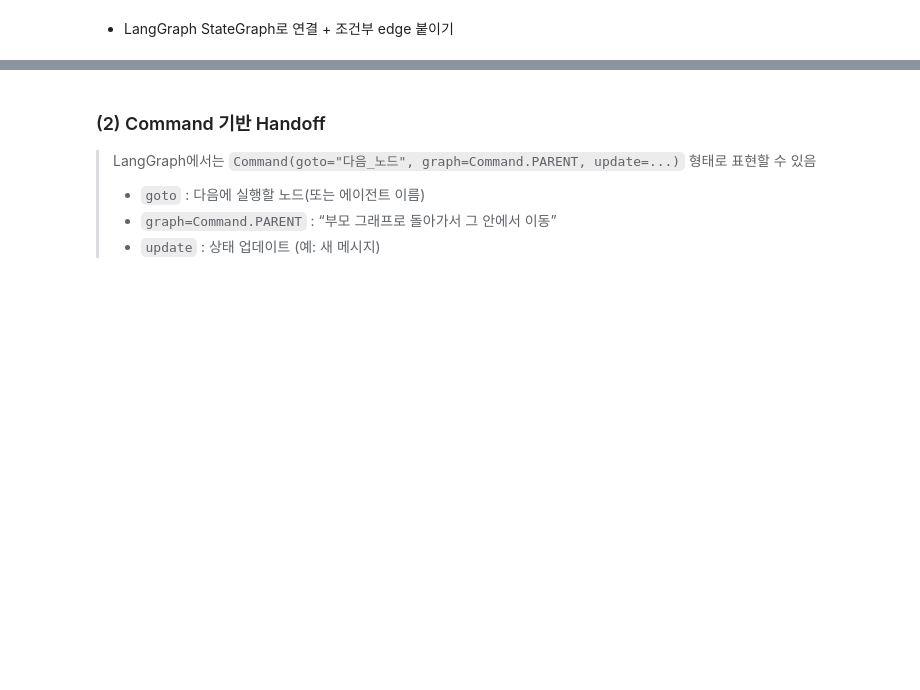
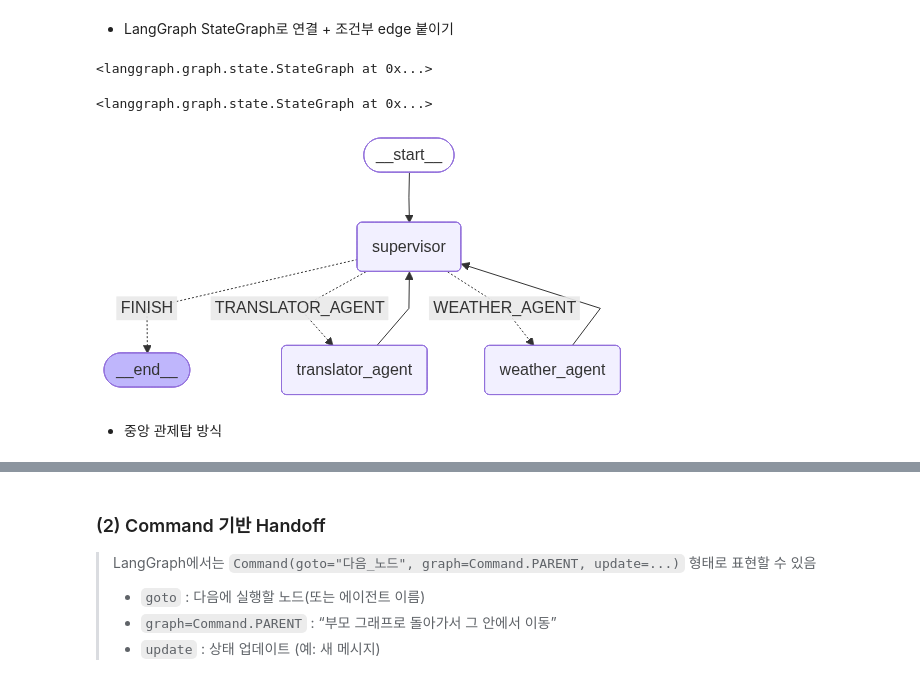
Before and after one commit to limjueun06/DL-study, a Jupyter notebook: LLM활용/ex08_Agent Architecture, Multi Agent, Handoffs(조건부 edge, Command) (배포용).ipynb, the cells around one changed output, grey strips where cells are left out. Saved outputs shown, nothing was run; the diff lists cells and outputs as text; code cells hidden in the pictures; blank space fills up the shorter version.

```diff
--- a/LLM활용/ex08_Agent Architecture, Multi Agent, Handoffs(조건부 edge, Command) (배포용).ipynb
+++ b/LLM활용/ex08_Agent Architecture, Multi Agent, Handoffs(조건부 edge, Command) (배포용).ipynb
@@ -483,2 +607,22 @@ for t in test :
+# %%
+# Tool 정의 (위에서 구현한 get_weather 사용)
+@tool
+def get_weather(city : Literal['서울', '광주']) -> str :
+  '''
+  단순한 날씨 조회 도구
+  @tool 데코레이터 덕분에 이 함수는 Langchain으로 만들어진 에이전트가 호출하는 도구가 되었다.
+  - 입력 인자 타입 : city :
+    - Literal['서울', '광주'] -> 타입 제한이 걸린 상태
+    - 서울과 광주를 제외하고 다른값은 사용하지 않겠다. 정의해줌
+    --> str : 이 함수는 문자열을 반환한다,
+  '''
+  if city == '서울' :
+    return '서울은 오늘 흐리고 후덥지근 합니다.'
+  elif city == '광주' :
+    return '광주는 오늘 흐리고 바람이 많이 붑니다'
+  else :
+    # Literal Type 으로 입력값을 제한 해 뒀지만
+    # 혹시라도 다른값이 들어왔을떼 방어하기 위한 예외 처리
+    raise ValueError('지원하지 않는 도시입니다.')
 # %% [markdown]
 - 그래프에서 사용할 State(상태) 정의
@@ -489,2 +888,56 @@ for t in test :
 # %% [markdown]
 - LangGraph StateGraph로 연결 + 조건부 edge 붙이기
+# %%
+# --- 5) 그래프 구성 ---
+# 1. AgentState 타입을 상태로 사용하는 그래프 생성
+graph_cond = StateGraph(AgentState)
+
+# 2. 그래프에 함수(노드) 등록
+# 여기에서 함수이름(노드이름)은 그래프 내부에서 사용할 식별 도구 (이름표)
+# route / goto 기능을 이용해서 다음 워커 지정하고 이동을 시키는데 사용
+
+graph_cond.add_node('supervisor', supervisor)
+graph_cond.add_node('weather_agent', weather_agent)
+graph_cond.add_node('translator_agent', translator_agent)
+
+# 3. 그래프 작업흐름 만들어주기
+# 1) 그래프 시작점 -> supervisor
+# 항상 supervisor로 가서 어떤 plan으로 갈지 먼저 지정
+graph_cond.add_edge(START, 'supervisor')
+
+# 2) weather_agent 작업이 끝나면 다시 supervisor로 돌아오는 구조 만들기
+graph_cond.add_edge('weather_agent', 'supervisor')
+
+# 3) translator_agent 작업이 끝나면 다시 supervisor로 돌아오는 구조 만들기
+graph_cond.add_edge('translator_agent', 'supervisor')
+# %% [output]
+<langgraph.graph.state.StateGraph at 0x...>
+# %%
+# 조건부 엣지(흐름) 정의
+# - add_conditional_edges('노드이름', 분기함수, 분기 매핑 dict)
+# - '관리자' 노드가 끝난 후 state['route']값을 보고 다음 노드를 동적으로 결정하는 구조
+
+graph_cond.add_conditional_edges(
+    'supervisor', # 조건 분기. 담당 노드 지정
+    lambda s : s['route'], # 상태 s에서 route만 꺼내와서 분기 지점에 사용
+    {
+        # 만약 route가 'WEATHER_AGENT'라면 -> 'weather_agent' 노드로 이동
+        'WEATHER_AGENT' : 'weather_agent',
+
+        # 만약 route가 'TRANSLATOR_AGENT'라면 -> 'translator_agent' 노드로 이동
+        'TRANSLATOR_AGENT' : 'translator_agent',
+
+        # 만약 route가 'FINISH'라면 -> END 노드로 이동
+        'FINISH' : END
+    }
+)
+# %% [output]
+<langgraph.graph.state.StateGraph at 0x...>
+# %%
+# 그래프 컴파일 -> 실제 실행가능한 그래프로 변환
+multi_agent_graph_conditional = graph_cond.compile()
+multi_agent_graph_conditional
+# %% [output]
+[figure, added]
+# %% [markdown]
+- 중앙 관제탑 방식
```
Also changed, not shown: parts of 34 cells of this notebook.
